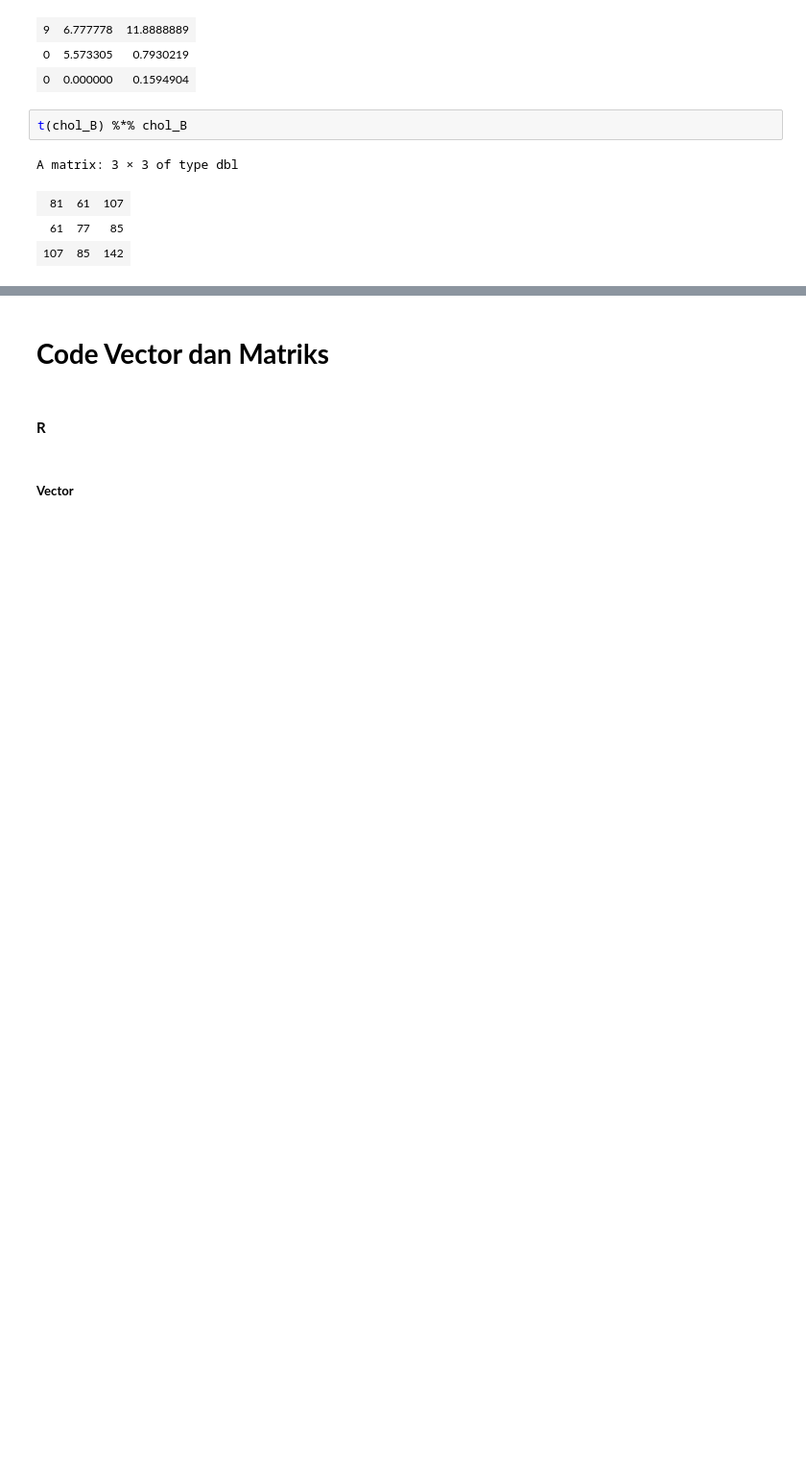
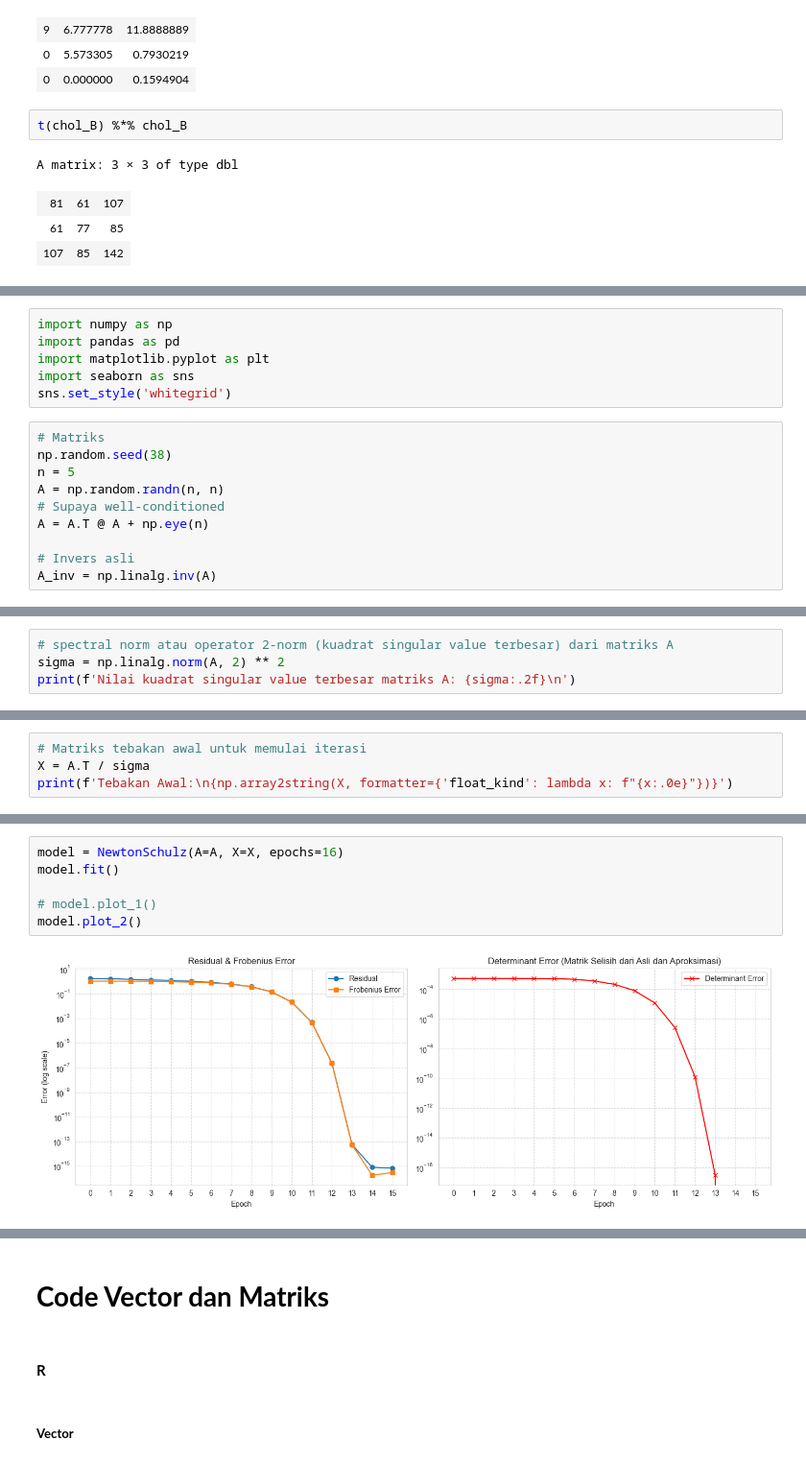
Before and after one commit to sakti38/A1, a Jupyter notebook: Advanced_Vector_Matriks_Code.ipynb, the cells around one changed output, grey strips where cells are left out. Shown at 96% size. Cells and saved outputs as stored; diff of their text form; blank space fills up the shorter version.

```diff
--- a/Advanced_Vector_Matriks_Code.ipynb
+++ b/Advanced_Vector_Matriks_Code.ipynb
@@ -1357,0 +5089,16 @@ A matrix: 3 × 3 of type dbl
+# %%
+import numpy as np
+import pandas as pd
+import matplotlib.pyplot as plt
+import seaborn as sns
+sns.set_style('whitegrid')
+# %%
+# Matriks
+np.random.seed(38)
+n = 5
+A = np.random.randn(n, n)
+# Supaya well-conditioned
+A = A.T @ A + np.eye(n)
+
+# Invers asli
+A_inv = np.linalg.inv(A)
@@ -1357,0 +5117,4 @@ A matrix: 3 × 3 of type dbl
+# %%
+# spectral norm atau operator 2-norm (kuadrat singular value terbesar) dari matriks A
+sigma = np.linalg.norm(A, 2) ** 2
+print(f'Nilai kuadrat singular value terbesar matriks A: {sigma:.2f}\n')
@@ -1357,0 +5155,4 @@ A matrix: 3 × 3 of type dbl
+# %%
+# Matriks tebakan awal untuk memulai iterasi
+X = A.T / sigma
+print(f'Tebakan Awal:\n{np.array2string(X, formatter={'float_kind': lambda x: f"{x:.0e}"})}')
@@ -1357,0 +5272,8 @@ A matrix: 3 × 3 of type dbl
+# %%
+model = NewtonSchulz(A=A, X=X, epochs=16)
+model.fit()
+
+# model.plot_1()
+model.plot_2()
+# %% [output]
+[figure, added]
```
Also changed, not shown: parts of 307 cells of this notebook.
